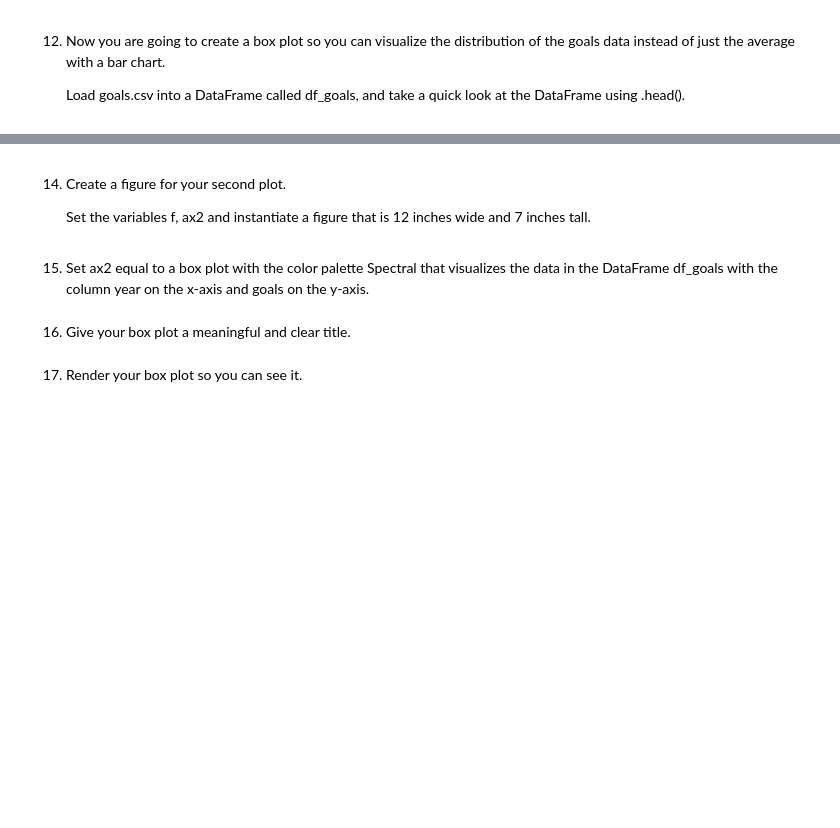
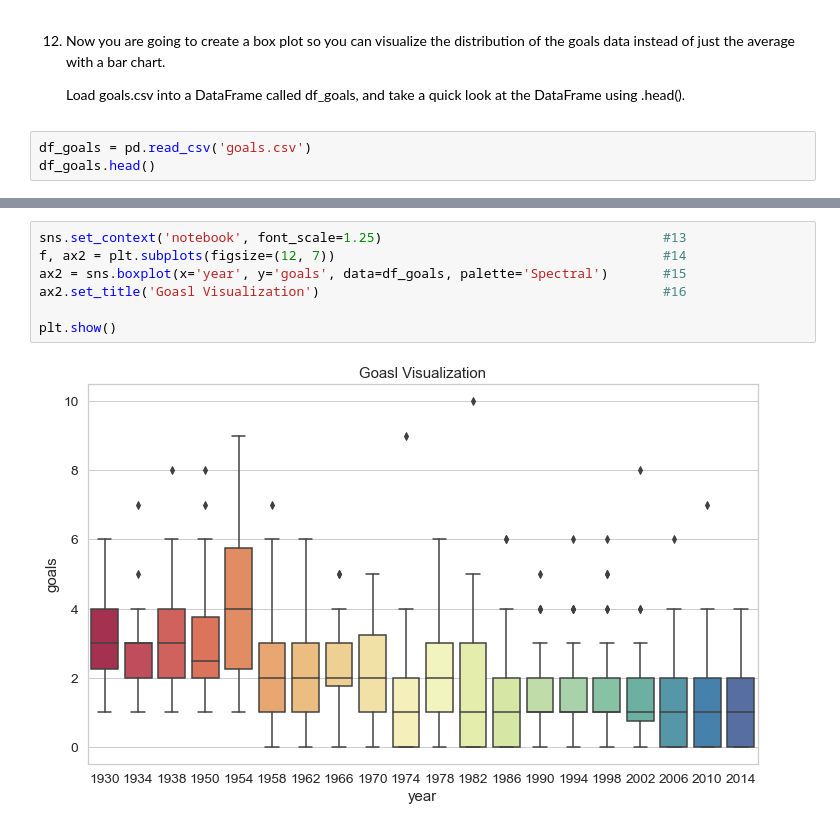
Before and after one commit to keijiart/World_Cup_Data, a Jupyter notebook: World_cup_data.ipynb, the cells around one changed output, grey strips where cells are left out. Saved outputs shown, nothing was run; the diff lists cells and outputs as text; blank space fills up the shorter version.

```diff
--- a/World_cup_data.ipynb
+++ b/World_cup_data.ipynb
@@ -68,3 +99,6 @@ The current format of the tournament involves 32 teams competing for the title a
 12. Now you are going to create a box plot so you can visualize the distribution of the goals data instead of just the average with a bar chart.
 
     Load goals.csv into a DataFrame called df_goals, and take a quick look at the DataFrame using .head().
+# %%
+df_goals = pd.read_csv('goals.csv')
+df_goals.head()
@@ -75,10 +124,9 @@ The current format of the tournament involves 32 teams competing for the title a
-# %% [markdown]
-14. Create a figure for your second plot.
-
-    Set the variables f, ax2 and instantiate a figure that is 12 inches wide and 7 inches tall.
-# %% [markdown]
-15. Set ax2 equal to a box plot with the color palette Spectral that visualizes the data in the DataFrame df_goals with the column year on the x-axis and goals on the y-axis.
-# %% [markdown]
-16. Give your box plot a meaningful and clear title.
-# %% [markdown]
-17. Render your box plot so you can see it.
+# %%
+sns.set_context('notebook', font_scale=1.25)                                    #13
+f, ax2 = plt.subplots(figsize=(12, 7))                                          #14
+ax2 = sns.boxplot(x='year', y='goals', data=df_goals, palette='Spectral')       #15
+ax2.set_title('Goasl Visualization')                                            #16
+
+plt.show()
+# %% [output]
+[figure, added]
```
Also changed, not shown: parts of 15 cells of this notebook.
